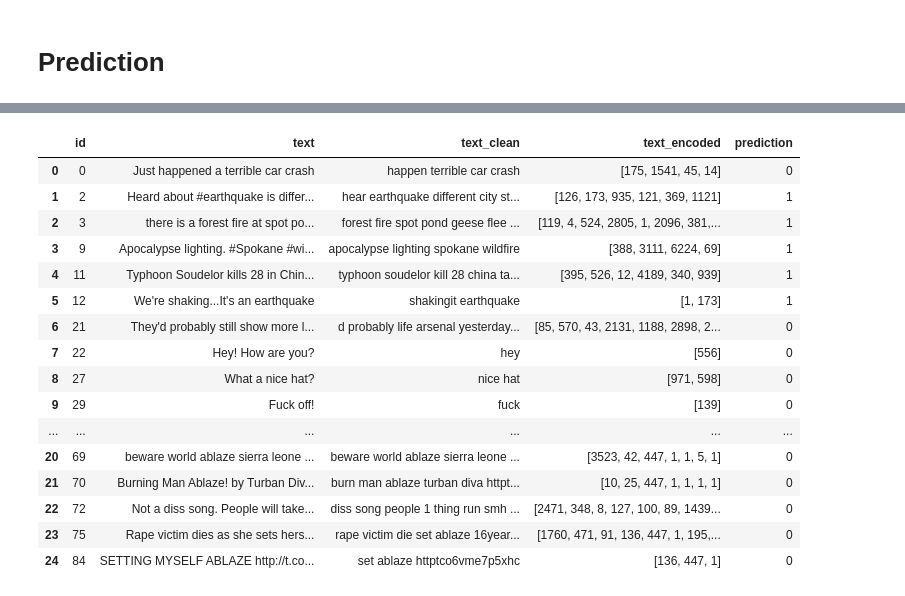
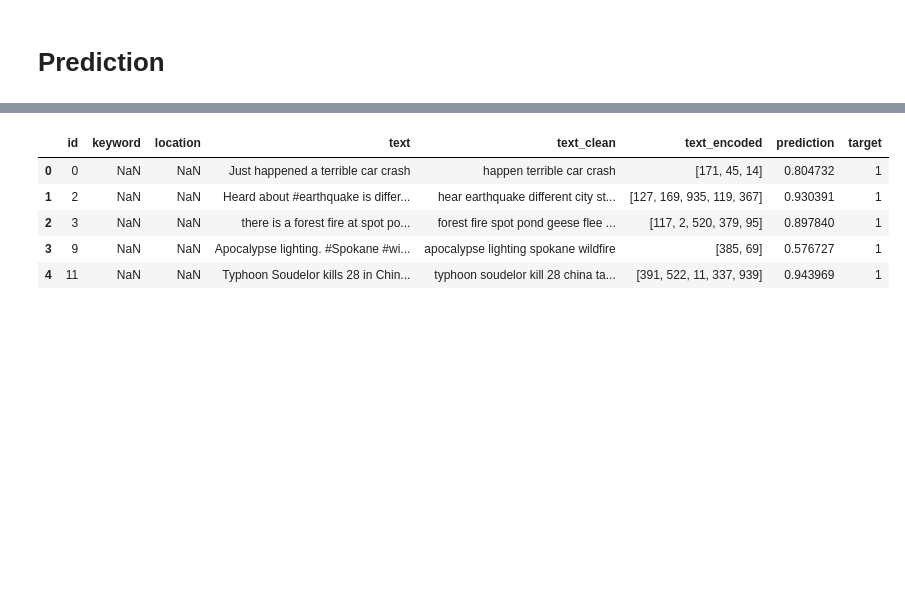
Before and after one commit to amarmouloud/Jedha-Certification, a Jupyter notebook: Bloc 4/Disaster Tweets - NLP and Deep Learning.ipynb, the cells around one changed output, grey strips where cells are left out. Cells and saved outputs as stored; diff of their text form; code cells hidden in the pictures; blank space fills up the shorter version.

Commit message:
Improve model and create submission file

```diff
--- a/Bloc 4/Disaster Tweets - NLP and Deep Learning.ipynb
+++ b/Bloc 4/Disaster Tweets - NLP and Deep Learning.ipynb
@@ -215,7 +187,7 @@ train_data = train_data.batch(100)
 val_data = full_ds.skip(TAKE_SIZE)
 val_data = val_data.batch(100)
 # %%
-for tweet, target in train_data.take(1):
+for tweet, target in train_data_batch.take(1):
     print(tweet, target)
 # %% [output]
 tf.Tensor(
@@ -553,0 +513,2 @@ plot_history(model_lstm_3.history.history)
+# %%
+model = tf.keras.models.load_model('models/model_LSTM_final.h5')
@@ -556,5 +530,5 @@ plot_history(model_lstm_3.history.history)
 # %%
 text_pad_test = tf.keras.preprocessing.sequence.pad_sequences(test['text_encoded'], padding="post", maxlen=tweet.shape[1])
 test['prediction'] = model.predict(text_pad_test)
-test['prediction'] = test['prediction'].apply(lambda x: 1 if x>0.5 else 0)
+test['target'] = test['prediction'].apply(lambda x: 1 if x>0.5 else 0)
 # %% [output]
@@ -562,20 +536,9 @@ test['prediction'] = test['prediction'].apply(lambda x: 1 if x>0.5 else 0)
 # %%
-test.head(25)
+test.head()
 # %% [output]
-|  | id | text | text_clean | text_encoded | prediction |
-| 0 | 0 | Just happened a terrible car crash | happen terrible car crash | [175, 1541, 45, 14] | 0 |
-| 1 | 2 | Heard about #earthquake is differ... | hear earthquake different city st... | [126, 173, 935, 121, 369, 1121] | 1 |
-| 2 | 3 | there is a forest fire at spot po... | forest fire spot pond geese flee ... | [119, 4, 524, 2805, 1, 2096, 381,... | 1 |
-| 3 | 9 | Apocalypse lighting. #Spokane #wi... | apocalypse lighting spokane wildfire | [388, 3111, 6224, 69] | 1 |
-| 4 | 11 | Typhoon Soudelor kills 28 in Chin... | typhoon soudelor kill 28 china ta... | [395, 526, 12, 4189, 340, 939] | 1 |
-| 5 | 12 | We're shaking...It's an earthquake | shakingit earthquake | [1, 173] | 1 |
-| 6 | 21 | They'd probably still show more l... | d probably life arsenal yesterday... | [85, 570, 43, 2131, 1188, 2898, 2... | 0 |
-| 7 | 22 | Hey! How are you? | hey | [556] | 0 |
-| 8 | 27 | What a nice hat? | nice hat | [971, 598] | 0 |
-| 9 | 29 | Fuck off! | fuck | [139] | 0 |
-| ... | ... | ... | ... | ... | ... |
-| 20 | 69 | beware world ablaze sierra leone ... | beware world ablaze sierra leone ... | [3523, 42, 447, 1, 1, 5, 1] | 0 |
-| 21 | 70 | Burning Man Ablaze! by Turban Div... | burn man ablaze turban diva httpt... | [10, 25, 447, 1, 1, 1, 1] | 0 |
-| 22 | 72 | Not a diss song. People will take... | diss song people 1 thing run smh ... | [2471, 348, 8, 127, 100, 89, 1439... | 0 |
-| 23 | 75 | Rape victim dies as she sets hers... | rape victim die set ablaze 16year... | [1760, 471, 91, 136, 447, 1, 195,... | 0 |
-| 24 | 84 | SETTING MYSELF ABLAZE http://t.co... | set ablaze httptco6vme7p5xhc | [136, 447, 1] | 0 |
+|  | id | keyword | location | text | text_clean | text_encoded | prediction | target |
+| 0 | 0 | NaN | NaN | Just happened a terrible car crash | happen terrible car crash | [171, 45, 14] | 0.804732 | 1 |
+| 1 | 2 | NaN | NaN | Heard about #earthquake is differ... | hear earthquake different city st... | [127, 169, 935, 119, 367] | 0.930391 | 1 |
+| 2 | 3 | NaN | NaN | there is a forest fire at spot po... | forest fire spot pond geese flee ... | [117, 2, 520, 379, 95] | 0.897840 | 1 |
+| 3 | 9 | NaN | NaN | Apocalypse lighting. #Spokane #wi... | apocalypse lighting spokane wildfire | [385, 69] | 0.576727 | 1 |
+| 4 | 11 | NaN | NaN | Typhoon Soudelor kills 28 in Chin... | typhoon soudelor kill 28 china ta... | [391, 522, 11, 337, 939] | 0.943969 | 1 |
```
Also changed, not shown: parts of 33 cells of this notebook, 5 other files.
